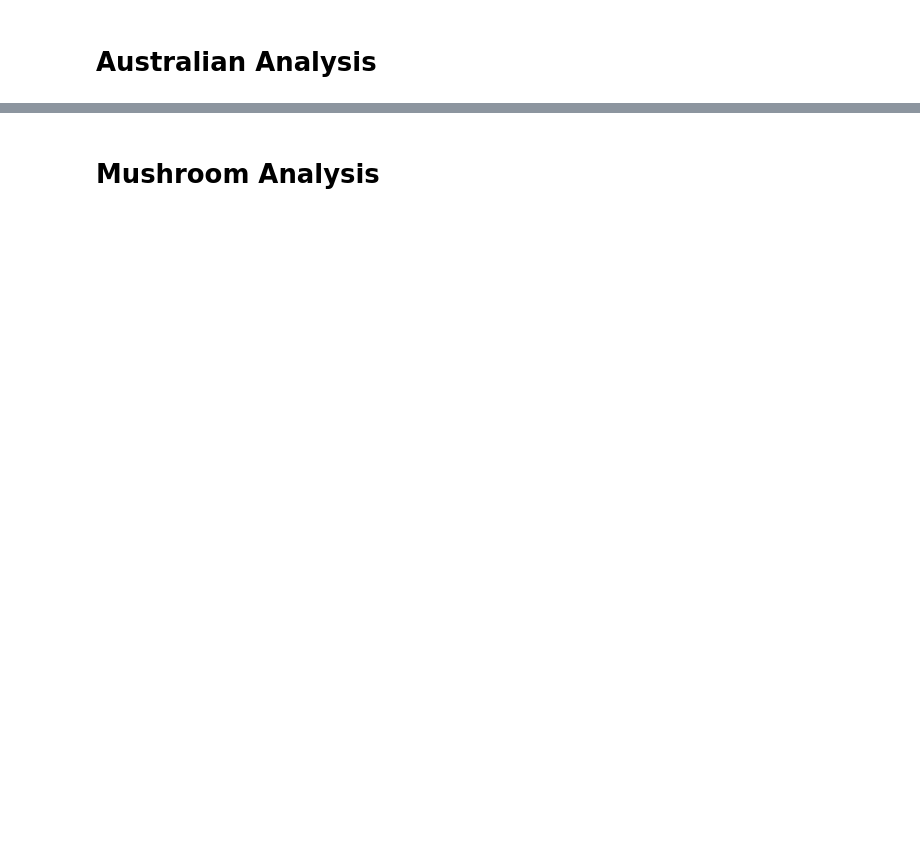
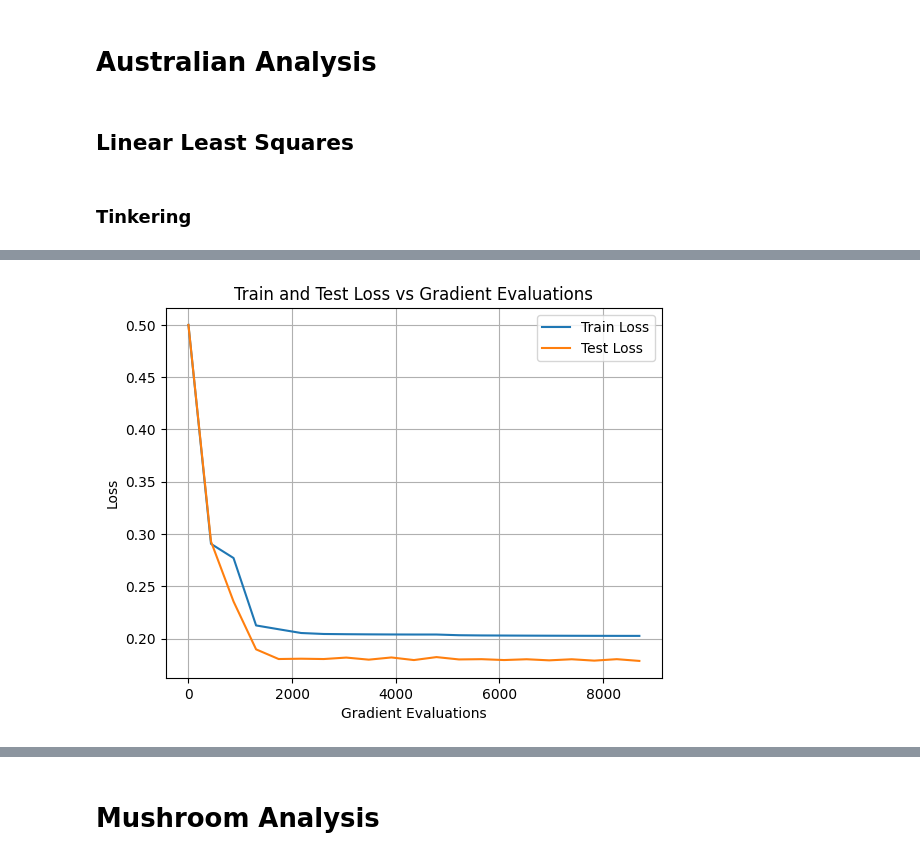
Before and after one commit to hughvd/optiMaizer, a Jupyter notebook: hw4/script.ipynb, the cells around one changed output, grey strips where cells are left out. Drawn from its saved outputs; the diff is of its cells as text; code cells hidden in the pictures; blank space fills up the shorter version.

```diff
--- a/hw4/script.ipynb
+++ b/hw4/script.ipynb
@@ -52,3 +93,49 @@ class Options:
 # %%
 # Load the data
 australian = scipy.io.loadmat(project_root / 'hw4/data/australian.mat')
+
+X_train = australian['X_train']
+X_test = australian['X_test']
+
+y_train = australian['y_train']
+y_test = australian['y_test']
+
+f_star_LR_australian = scipy.io.loadmat(project_root / "hw4/data/f_star_LR_australian.mat")
+f_star_LR_australian = f_star_LR_australian['f_star'][0][0]
+f_star_LS_australian = scipy.io.loadmat(project_root / "hw4/data/f_star_LS_australian.mat")
+f_star_LS_australian = f_star_LS_australian['f_star'][0][0]
+
+w0 = np.zeros((X_train.shape[1], 1))
+# %% [markdown]
+## Linear Least Squares
+# %% [markdown]
+### Tinkering
+# %%
+problem = Problem("LinearLeastSquares", w0, X_train, y_train, X_test, y_test)
+method = Method("GradientDescent", step_type="Backtracking", alpha=1, tau=0.5,
+                c1=1e-4)
+options = Options(term_tol=1e-6, max_iterations=1e2)
+
+w, train_loss_f, train_acc_f, test_loss_f, test_acc_f, history = optSolver(problem, method, options)
+
+grad_evals = history['grad_evals']
+train_loss = history['train_loss']
+test_loss = history['test_loss']
+train_acc = history['train_acc']
+test_acc = history['test_acc']
+
+print("Final train loss: ", train_loss_f)
+print("Final test loss: ", test_loss_f)
+print("Final train accuracy: ", train_acc_f)
+print("Final test accuracy: ", test_acc_f)
+
+# Plot train loss vs gradient evaluations
+plt.figure()
+plt.plot(grad_evals, train_loss, label='Train Loss')
+plt.plot(grad_evals, test_loss, label='Test Loss')
+plt.xlabel('Gradient Evaluations')
+plt.ylabel('Loss')
+plt.title('Train and Test Loss vs Gradient Evaluations')
+plt.legend()
+plt.grid()
+# %% [output]
@@ -54,0 +146 @@ australian = scipy.io.loadmat(project_root / 'hw4/data/australian.mat')
+[figure, added]
```
Also changed, not shown: parts of 41 cells of this notebook, 3 other files.
